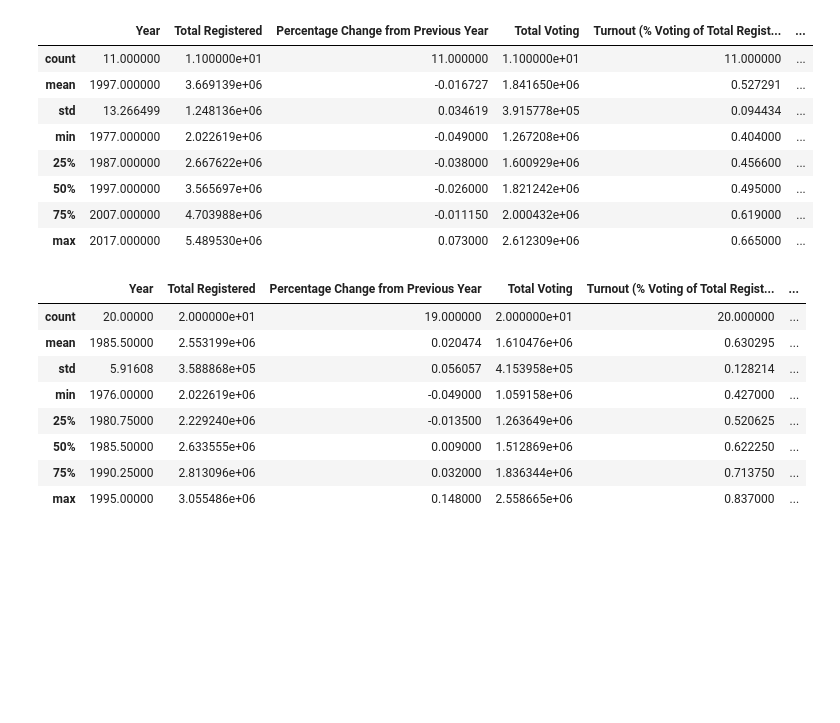
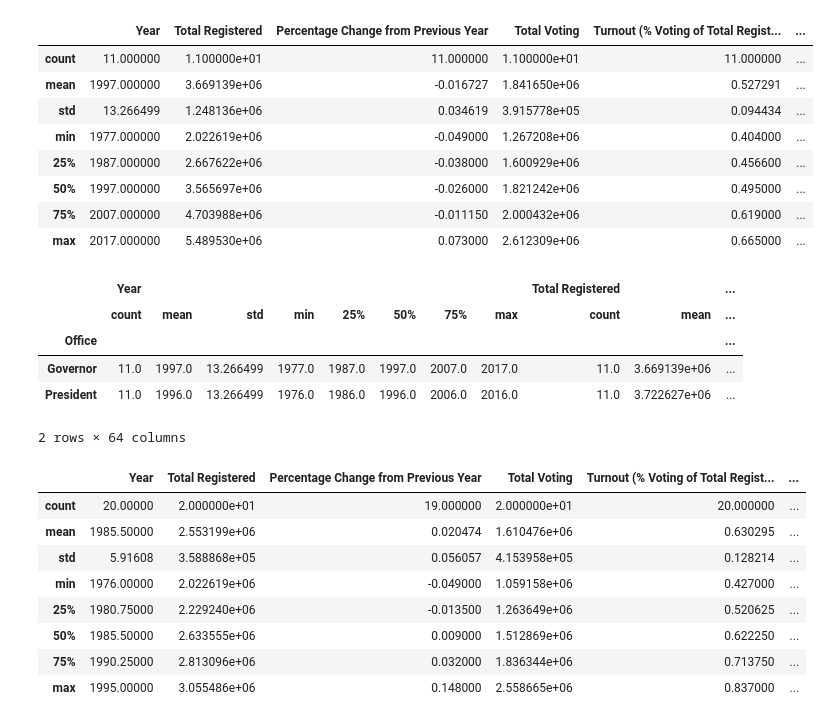
Before and after one commit to hannahfrederickcpsc/CS-5010-PROJECT-PYTHON, a Jupyter notebook: data_querying.ipynb, the cells around one changed output. Saved outputs shown, nothing was run; the diff lists cells and outputs as text; code cells hidden in the pictures; blank space fills up the shorter version.

```diff
--- a/data_querying.ipynb
+++ b/data_querying.ipynb
@@ -99,6 +99,17 @@ governor_stats
 | 50% | 1997.000000 | 3.565697e+06 | -0.026000 | 1.821242e+06 | 0.495000 | ... |
 | 75% | 2007.000000 | 4.703988e+06 | -0.011150 | 2.000432e+06 | 0.619000 | ... |
 | max | 2017.000000 | 5.489530e+06 | 0.073000 | 2.612309e+06 | 0.665000 | ... |
+# %%
+#or
+grouped_stats = voting_data.groupby('Office').describe()
+grouped_stats
+# %% [output]
+|  | Year |  |  |  |  |  |  |  | Total Registered |  | ... |
+|  | count | mean | std | min | 25% | 50% | 75% | max | count | mean | ... |
+| Office |  |  |  |  |  |  |  |  |  |  | ... |
+| Governor | 11.0 | 1997.0 | 13.266499 | 1977.0 | 1987.0 | 1997.0 | 2007.0 | 2017.0 | 11.0 | 3.669139e+06 | ... |
+| President | 11.0 | 1996.0 | 13.266499 | 1976.0 | 1986.0 | 1996.0 | 2006.0 | 2016.0 | 11.0 | 3.722627e+06 | ... |
+2 rows × 64 columns
 # %%
 #make a dataframe of elections before the motor voter act
 pre_motor_voter = voting_data.loc[voting_data['Year'] < 1996]
```
Also changed, not shown: parts of 2 cells of this notebook, 1 other file.
